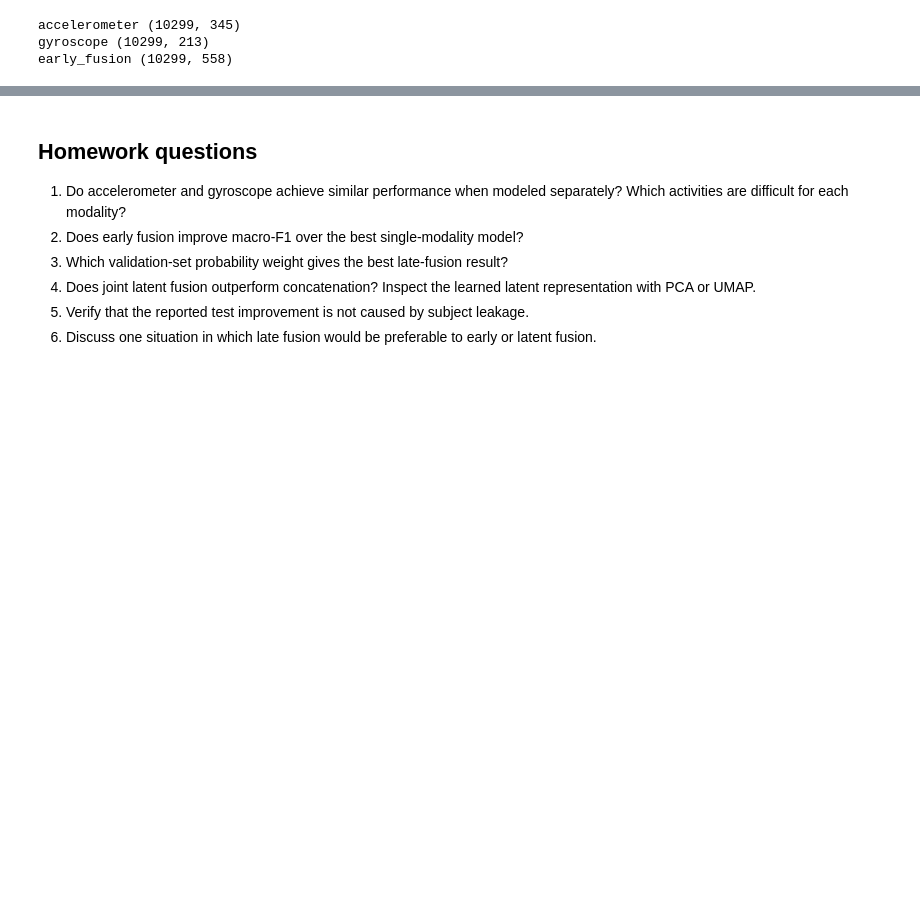
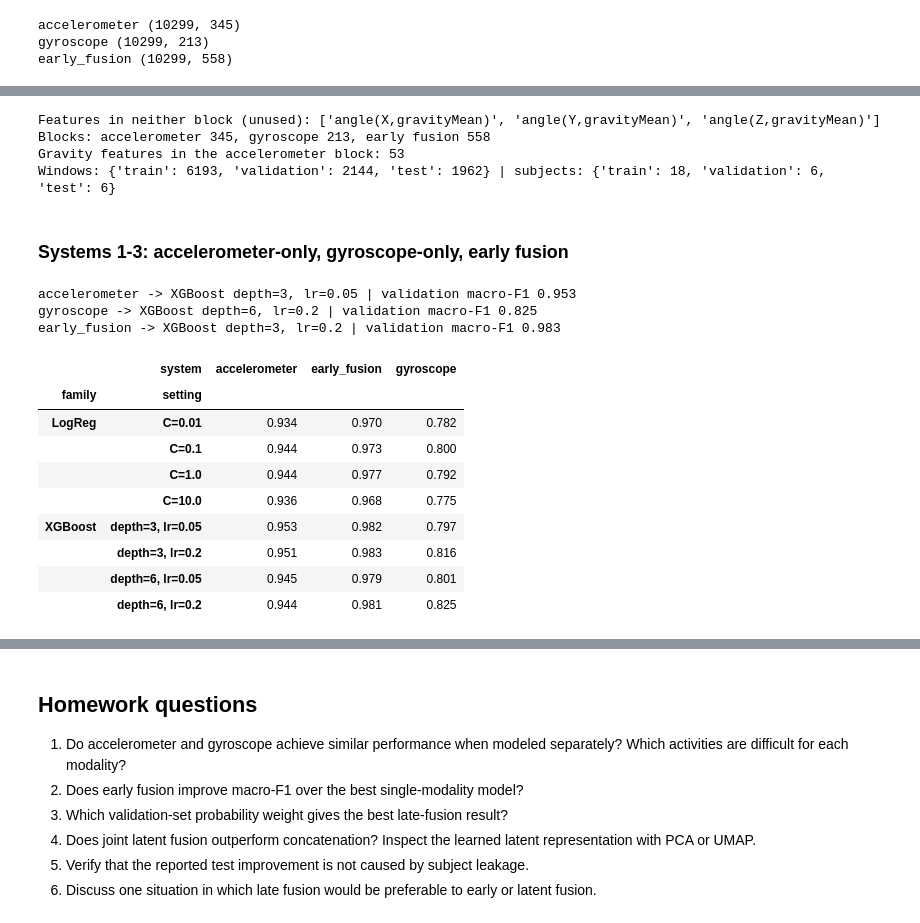
Before and after one commit to AnnGur/KSE_ML_for_bioinformatics, a Jupyter notebook: practicals/week11/Practical_11_Multimodal_SCOPE_seq2.ipynb, the cells around one changed output, grey strips where cells are left out. Cells and saved outputs as stored; diff of their text form; code cells hidden in the pictures; blank space fills up the shorter version.

```diff
--- a/practicals/week11/Practical_11_Multimodal_SCOPE_seq2.ipynb
+++ b/practicals/week11/Practical_11_Multimodal_SCOPE_seq2.ipynb
@@ -1095,0 +1103,67 @@ early_fusion (10299, 558)
+# %%
+import itertools
+from sklearn.metrics import accuracy_score, confusion_matrix, ConfusionMatrixDisplay, silhouette_score
+
+class_names_har = list(label_encoder_har.classes_)
+print("Features in neither block (unused):", [c for c in X_har.columns if c not in accelerometer_columns + gyroscope_columns])
+print("Blocks: accelerometer %d, gyroscope %d, early fusion %d" % (X_acc_har.shape[1], X_gyro_har.shape[1], X_early_har.shape[1]))
+print("Gravity features in the accelerometer block:", sum("Gravity" in c for c in accelerometer_columns))
+
+def har_scores(y_true, y_pred):
+    return {"accuracy": accuracy_score(y_true, y_pred), "macro_f1": f1_score(y_true, y_pred, average="macro"),
+            "balanced_accuracy": balanced_accuracy_score(y_true, y_pred)}
+
+def block_xy(block, part):
+    return block.iloc[har_splits[part]].to_numpy(dtype=np.float32), y_har_encoded[har_splits[part]]
+
+y_val_har, y_test_har = y_har_encoded[val_indices], y_har_encoded[test_indices]
+test_subjects_har = subject_har[test_indices]
+print("Windows:", {k: len(v) for k, v in har_splits.items()}, "| subjects:", {k: len(set(subject_har[v])) for k, v in har_splits.items()})
+# %% [output]
+Features in neither block (unused): ['angle(X,gravityMean)', 'angle(Y,gravityMean)', 'angle(Z,gravityMean)']
+Blocks: accelerometer 345, gyroscope 213, early fusion 558
+Gravity features in the accelerometer block: 53
+Windows: {'train': 6193, 'validation': 2144, 'test': 1962} | subjects: {'train': 18, 'validation': 6, 'test': 6}
+# %% [markdown]
+### Systems 1-3: accelerometer-only, gyroscope-only, early fusion
+# %%
+# Systems 1-3: same candidates and same rule for every block; the candidate with the best validation macro-F1 is kept.
+from joblib import Parallel, delayed
+
+def xgb_job(params, X_fit, y_fit, X_list):
+    # separate worker process: PyTorch and XGBoost in one process killed the kernel here (see the note below)
+    from xgboost import XGBClassifier
+    model = XGBClassifier(**params, n_estimators=200, subsample=0.8, colsample_bytree=0.5, tree_method="hist",
+                          n_jobs=1, random_state=181126, objective="multi:softprob").fit(X_fit, y_fit)
+    return [model.predict_proba(X) for X in X_list]
+
+xgb_grid = [dict(max_depth=d, learning_rate=r) for d, r in itertools.product((3, 6), (0.05, 0.2))]
+selection_rows, proba = [], {}
+for system, block in har_blocks.items():
+    X_tr, y_tr = block_xy(block, "train"); X_va, _ = block_xy(block, "validation"); X_te, _ = block_xy(block, "test")
+    candidates = []    # (family, setting, validation probabilities, test probabilities)
+    for C in (0.01, 0.1, 1.0, 10.0):
+        model = Pipeline([("scale", StandardScaler()), ("model", LogisticRegression(C=C, max_iter=3000))]).fit(X_tr, y_tr)
+        candidates.append(("LogReg", f"C={C}", model.predict_proba(X_va), model.predict_proba(X_te)))
+    for params, (p_va, p_te) in zip(xgb_grid, Parallel(n_jobs=2, backend="loky")(delayed(xgb_job)(p, X_tr, y_tr, [X_va, X_te]) for p in xgb_grid)):
+        candidates.append(("XGBoost", f"depth={params['max_depth']}, lr={params['learning_rate']}", p_va, p_te))
+    scores = [f1_score(y_val_har, c[2].argmax(1), average="macro") for c in candidates]
+    best = int(np.argmax(scores))            # selected on validation only; test probabilities are used for that candidate only
+    selection_rows += [{"system": system, "family": c[0], "setting": c[1], "val_macro_f1": f} for c, f in zip(candidates, scores)]
+    proba[system] = {"validation": candidates[best][2], "test": candidates[best][3]}
+    print(system, "->", candidates[best][0], candidates[best][1], "| validation macro-F1 %.3f" % scores[best])
+display(pd.DataFrame(selection_rows).pivot_table(index=["family", "setting"], columns="system", values="val_macro_f1").round(3))
+# %% [output]
+accelerometer -> XGBoost depth=3, lr=0.05 | validation macro-F1 0.953
+gyroscope -> XGBoost depth=6, lr=0.2 | validation macro-F1 0.825
+early_fusion -> XGBoost depth=3, lr=0.2 | validation macro-F1 0.983
+|  | system | accelerometer | early_fusion | gyroscope |
+| family | setting |  |  |  |
+| LogReg | C=0.01 | 0.934 | 0.970 | 0.782 |
+|  | C=0.1 | 0.944 | 0.973 | 0.800 |
+|  | C=1.0 | 0.944 | 0.977 | 0.792 |
+|  | C=10.0 | 0.936 | 0.968 | 0.775 |
+| XGBoost | depth=3, lr=0.05 | 0.953 | 0.982 | 0.797 |
+|  | depth=3, lr=0.2 | 0.951 | 0.983 | 0.816 |
+|  | depth=6, lr=0.05 | 0.945 | 0.979 | 0.801 |
+|  | depth=6, lr=0.2 | 0.944 | 0.981 | 0.825 |
```
Also changed, not shown: parts of 15 cells of this notebook.
